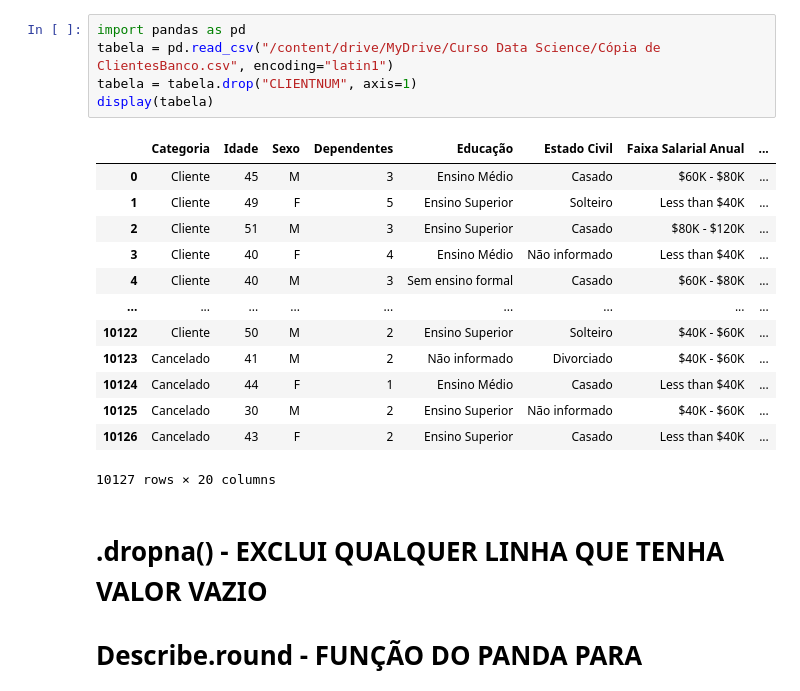
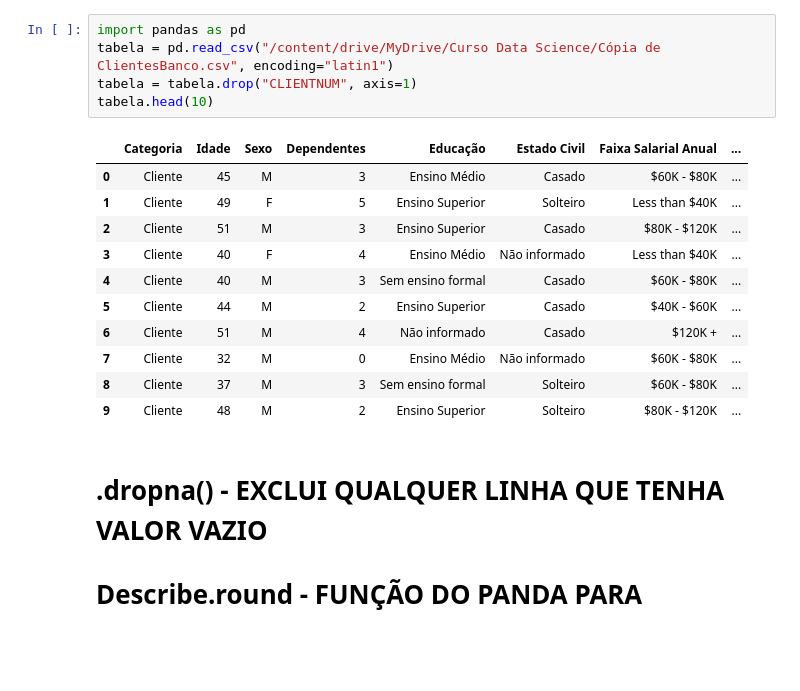
Before and after one commit to DiegoMacielDM/An-liseCredito, a Jupyter notebook: AnaliseCredito.ipynb, the cells around one changed output. Saved outputs shown, nothing was run; the diff lists cells and outputs as text; blank space fills up the shorter version.

```diff
--- a/AnaliseCredito.ipynb
+++ b/AnaliseCredito.ipynb
@@ -3,22 +3,20 @@
 # %%
 import pandas as pd
 tabela = pd.read_csv("/content/drive/MyDrive/Curso Data Science/Cópia de ClientesBanco.csv", encoding="latin1")
 tabela = tabela.drop("CLIENTNUM", axis=1)
-display(tabela)
+tabela.head(10)
 # %% [output]
 |  | Categoria | Idade | Sexo | Dependentes | Educação | Estado Civil | Faixa Salarial Anual | ... |
 | 0 | Cliente | 45 | M | 3 | Ensino Médio | Casado | $60K - $80K | ... |
 | 1 | Cliente | 49 | F | 5 | Ensino Superior | Solteiro | Less than $40K | ... |
 | 2 | Cliente | 51 | M | 3 | Ensino Superior | Casado | $80K - $120K | ... |
 | 3 | Cliente | 40 | F | 4 | Ensino Médio | Não informado | Less than $40K | ... |
 | 4 | Cliente | 40 | M | 3 | Sem ensino formal | Casado | $60K - $80K | ... |
-| ... | ... | ... | ... | ... | ... | ... | ... | ... |
-| 10122 | Cliente | 50 | M | 2 | Ensino Superior | Solteiro | $40K - $60K | ... |
-| 10123 | Cancelado | 41 | M | 2 | Não informado | Divorciado | $40K - $60K | ... |
-| 10124 | Cancelado | 44 | F | 1 | Ensino Médio | Casado | Less than $40K | ... |
-| 10125 | Cancelado | 30 | M | 2 | Ensino Superior | Não informado | $40K - $60K | ... |
-| 10126 | Cancelado | 43 | F | 2 | Ensino Superior | Casado | Less than $40K | ... |
+| 5 | Cliente | 44 | M | 2 | Ensino Superior | Casado | $40K - $60K | ... |
+| 6 | Cliente | 51 | M | 4 | Não informado | Casado | $120K + | ... |
+| 7 | Cliente | 32 | M | 0 | Ensino Médio | Não informado | $60K - $80K | ... |
+| 8 | Cliente | 37 | M | 3 | Sem ensino formal | Solteiro | $60K - $80K | ... |
+| 9 | Cliente | 48 | M | 2 | Ensino Superior | Solteiro | $80K - $120K | ... |
-10127 rows × 20 columns
 # %% [markdown]
 # .dropna() - EXCLUI QUALQUER LINHA QUE TENHA VALOR VAZIO
 # Describe.round - FUNÇÃO DO PANDA PARA MOSTRAR DE FORMA FÁCIL DETALHES DO BANCO DE DADOS QUE TRABALHAM COM NUMEROS NAS COLUNAS
```
